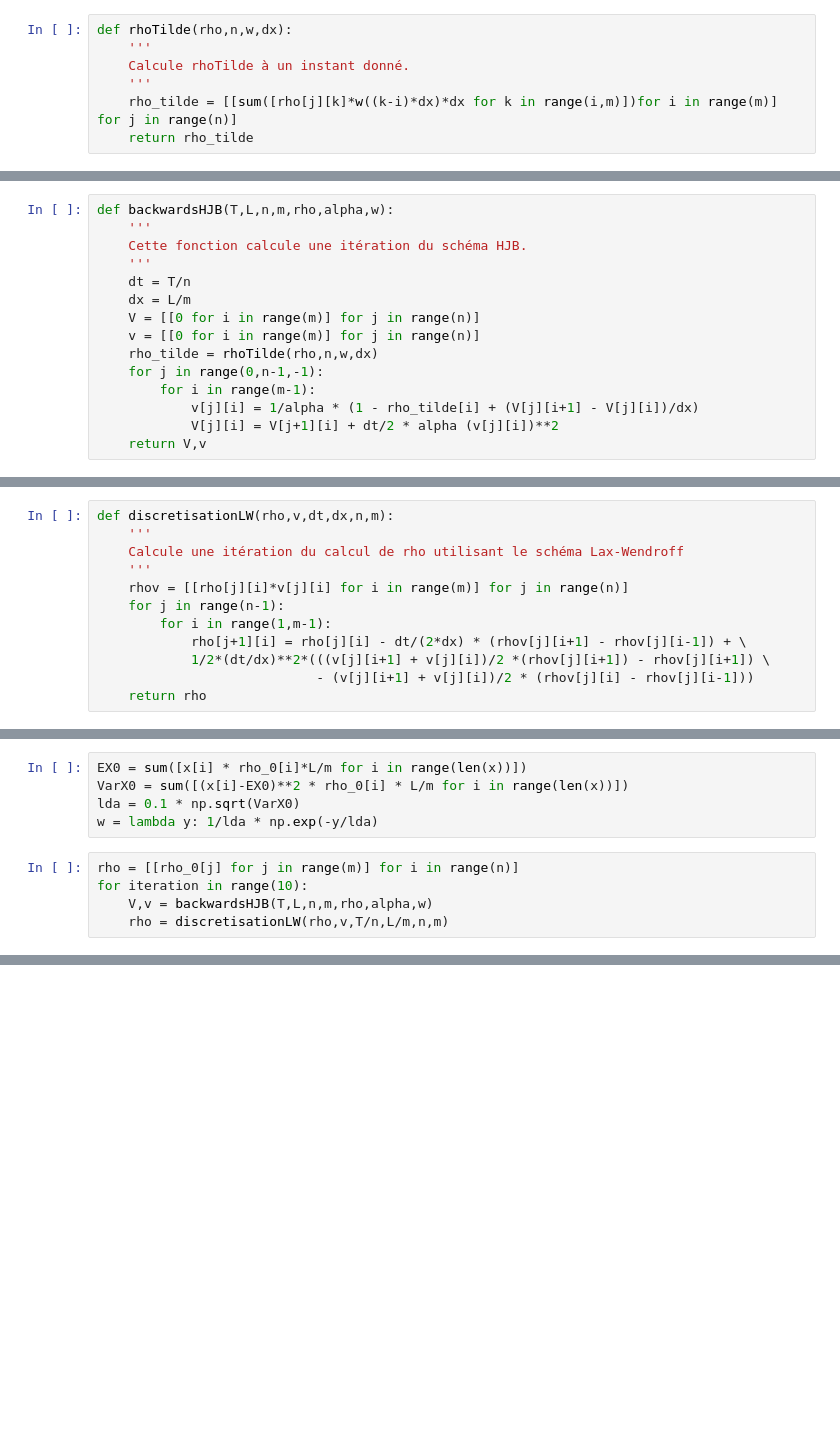
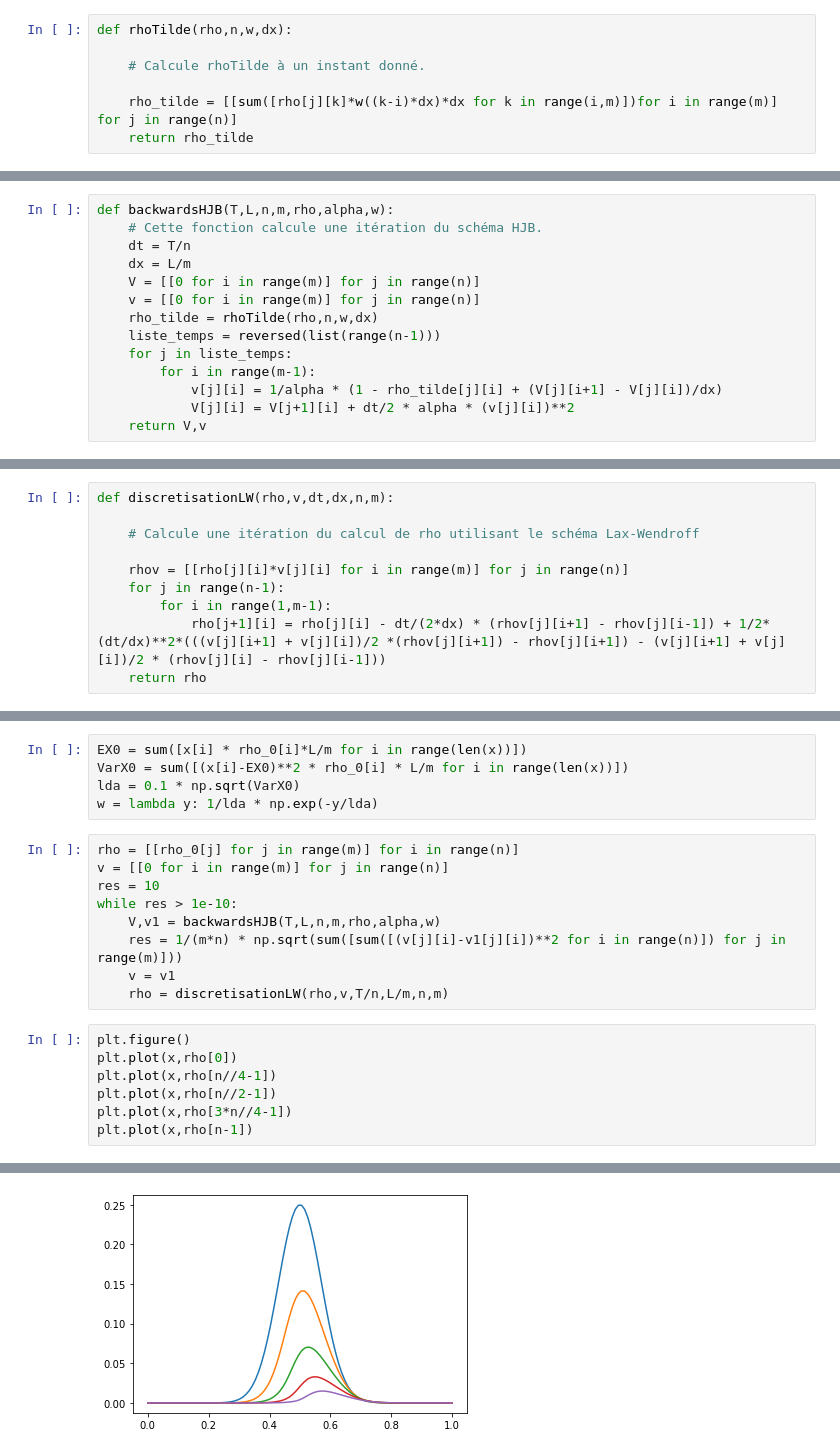
Before and after one commit to s-fl0res/PAr-168, a Jupyter notebook: calcul_mfg.ipynb, the cells around one changed output, grey strips where cells are left out. Cells and saved outputs as stored; diff of their text form; blank space fills up the shorter version.

```diff
--- a/calcul_mfg.ipynb
+++ b/calcul_mfg.ipynb
@@ -12,42 +12,39 @@ $$\tilde{\rho}_j^i = \sum_{k \geq i} \rho_j^k w((k-i)\Delta x) \Delta x$$
 pour un instant $j$ donné, qui constitue une approximation $\int_{i\Delta x}^{\infty} \rho_{j\Delta t}(y-i\Delta x) w(y)dy$
 # %%
 def rhoTilde(rho,n,w,dx):
-    '''
-    Calcule rhoTilde à un instant donné.
-    '''
+
+    # Calcule rhoTilde à un instant donné.
+
     rho_tilde = [[sum([rho[j][k]*w((k-i)*dx)*dx for k in range(i,m)])for i in range(m)] for j in range(n)]
     return rho_tilde
 # %% [markdown]
 La fonction _backwardsHJB_ calcule une itération du schéma en arrière pour l'équation HJB. On prend $V_T(x) = 0$ sur $[0,L]$ et on calcule $V$ et $v$ en arrière
 # %%
 def backwardsHJB(T,L,n,m,rho,alpha,w):
-    '''
-    Cette fonction calcule une itération du schéma HJB.
-    '''
+    # Cette fonction calcule une itération du schéma HJB.
     dt = T/n
     dx = L/m
     V = [[0 for i in range(m)] for j in range(n)]
     v = [[0 for i in range(m)] for j in range(n)]
     rho_tilde = rhoTilde(rho,n,w,dx)
-    for j in range(0,n-1,-1):
+    liste_temps = reversed(list(range(n-1)))
+    for j in liste_temps:
         for i in range(m-1):
-            v[j][i] = 1/alpha * (1 - rho_tilde[i] + (V[j][i+1] - V[j][i])/dx)
-            V[j][i] = V[j+1][i] + dt/2 * alpha (v[j][i])**2
+            v[j][i] = 1/alpha * (1 - rho_tilde[j][i] + (V[j][i+1] - V[j][i])/dx)
+            V[j][i] = V[j+1][i] + dt/2 * alpha * (v[j][i])**2
     return V,v
 # %% [markdown]
 ## Calcul de l'itération en volumes finis pour la loi de conservation
 On utilise le schéma Lax-Wendroff explicite pour calculer $\rho$ à partir du $v$ obtenu par HJB.
 # %%
 def discretisationLW(rho,v,dt,dx,n,m):
-    '''
-    Calcule une itération du calcul de rho utilisant le schéma Lax-Wendroff
-    '''
+
+    # Calcule une itération du calcul de rho utilisant le schéma Lax-Wendroff
+
     rhov = [[rho[j][i]*v[j][i] for i in range(m)] for j in range(n)]
     for j in range(n-1):
         for i in range(1,m-1):
-            rho[j+1][i] = rho[j][i] - dt/(2*dx) * (rhov[j][i+1] - rhov[j][i-1]) + \
-            1/2*(dt/dx)**2*(((v[j][i+1] + v[j][i])/2 *(rhov[j][i+1]) - rhov[j][i+1]) \
-                            - (v[j][i+1] + v[j][i])/2 * (rhov[j][i] - rhov[j][i-1]))
+            rho[j+1][i] = rho[j][i] - dt/(2*dx) * (rhov[j][i+1] - rhov[j][i-1]) + 1/2*(dt/dx)**2*(((v[j][i+1] + v[j][i])/2 *(rhov[j][i+1]) - rhov[j][i+1]) - (v[j][i+1] + v[j][i])/2 * (rhov[j][i] - rhov[j][i-1]))
     return rho
 # %% [markdown]
 ## Application aux conditions proposées dans l'article
@@ -75,6 +72,18 @@ lda = 0.1 * np.sqrt(VarX0)
 w = lambda y: 1/lda * np.exp(-y/lda)
 # %%
 rho = [[rho_0[j] for j in range(m)] for i in range(n)]
-for iteration in range(10):
-    V,v = backwardsHJB(T,L,n,m,rho,alpha,w)
+v = [[0 for i in range(m)] for j in range(n)]
+res = 10
+while res > 1e-10:
+    V,v1 = backwardsHJB(T,L,n,m,rho,alpha,w)
+    res = 1/(m*n) * np.sqrt(sum([sum([(v[j][i]-v1[j][i])**2 for i in range(n)]) for j in range(m)]))
+    v = v1
     rho = discretisationLW(rho,v,T/n,L/m,n,m)
+# %%
+plt.figure()
+plt.plot(x,rho[0])
+plt.plot(x,rho[n//4-1])
+plt.plot(x,rho[n//2-1])
+plt.plot(x,rho[3*n//4-1])
+plt.plot(x,rho[n-1])
+# %% [output]
@@ -80,0 +91 @@ for iteration in range(10):
+[figure, added]
```
Also changed, not shown: parts of 2 cells of this notebook.
